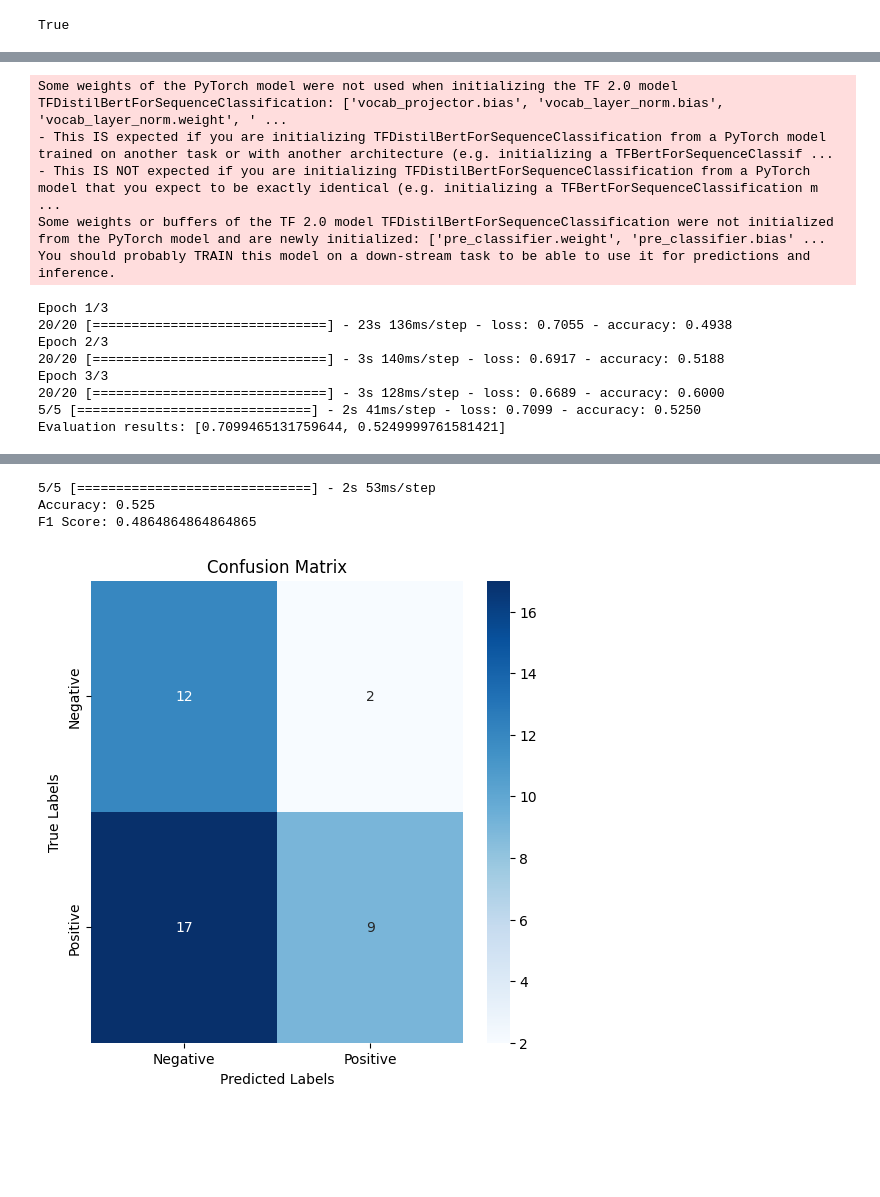
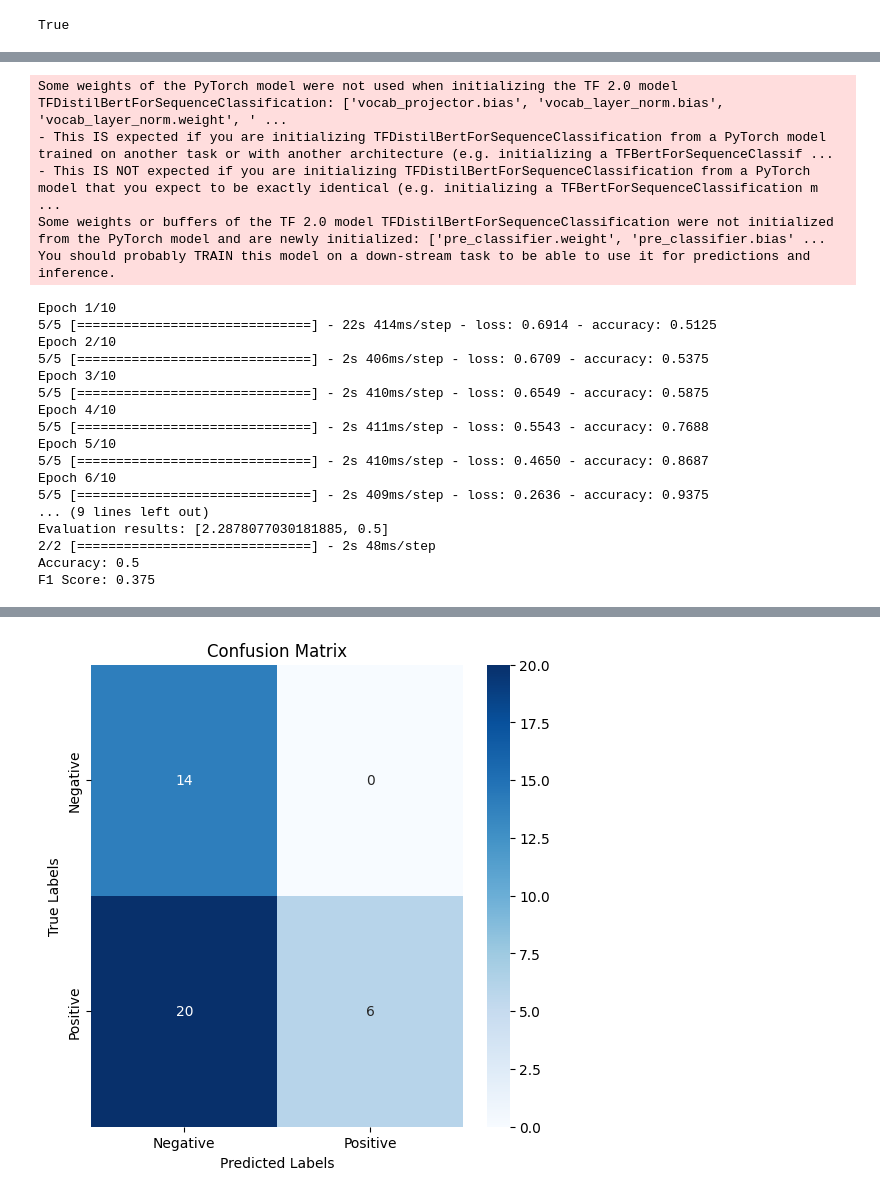
Before and after one commit to jamesaycheese/MSDS_453_A1, a Jupyter notebook: Assignment_2_final.ipynb, the cells around one changed output, grey strips where cells are left out. Drawn from its saved outputs; the diff is of its cells as text; code cells hidden in the pictures; blank space fills up the shorter version.

```diff
--- a/Assignment_2_final.ipynb
+++ b/Assignment_2_final.ipynb
@@ -145,3 +142 @@ titles = ['PLW_Doc6_Kingsman__The_Secret_Service', 'PLW_Doc7_Kingsman__The_Secre
-# %%
-tfidf_matrix = tfidf(final_processed_text, titles, ngram_range = (1,1))
 # %%
@@ -460,8 +395,8 @@ def tokenize_texts(texts, labels, max_length=128):
 X_train, X_test, y_train, y_test = train_test_split(X, y, test_size=0.2, random_state=42)
 
 # Tokenize and batch the data
-train_dataset = tokenize_texts(X_train, y_train).shuffle(100).batch(8)
-test_dataset = tokenize_texts(X_test, y_test).batch(8)
+train_dataset = tokenize_texts(X_train, y_train).shuffle(100).batch(32)
+test_dataset = tokenize_texts(X_test, y_test).batch(32)
 
 # Compile the model
 optimizer = tf.keras.optimizers.Adam(learning_rate=5e-5)
@@ -471,7 +406,7 @@ metrics = [tf.keras.metrics.SparseCategoricalAccuracy('accuracy')]
 model.compile(optimizer=optimizer, loss=loss, metrics=metrics)
 
 # Train the model
-model.fit(train_dataset, epochs=3)
+model.fit(train_dataset, epochs=10)
 
 # Evaluate the model
 eval_results = model.evaluate(test_dataset)
@@ -501,11 +436,20 @@ Some weights of the PyTorch model were not used when initializing the TF 2.0 mod
 - This IS NOT expected if you are initializing TFDistilBertForSequenceClassification from a PyTorch model that you expect to be exactly identical (e.g. initializing a TFBertForSequenceClassification m ...
 Some weights or buffers of the TF 2.0 model TFDistilBertForSequenceClassification were not initialized from the PyTorch model and are newly initialized: ['pre_classifier.weight', 'pre_classifier.bias' ...
 You should probably TRAIN this model on a down-stream task to be able to use it for predictions and inference.
-Epoch 1/3
-20/20 [==============================] - 23s 136ms/step - loss: 0.7055 - accuracy: 0.4938
-Epoch 2/3
-20/20 [==============================] - 3s 140ms/step - loss: 0.6917 - accuracy: 0.5188
-Epoch 3/3
-20/20 [==============================] - 3s 128ms/step - loss: 0.6689 - accuracy: 0.6000
-5/5 [==============================] - 2s 41ms/step - loss: 0.7099 - accuracy: 0.5250
-Evaluation results: [0.7099465131759644, 0.5249999761581421]
+Epoch 1/10
+5/5 [==============================] - 22s 414ms/step - loss: 0.6914 - accuracy: 0.5125
+Epoch 2/10
+5/5 [==============================] - 2s 406ms/step - loss: 0.6709 - accuracy: 0.5375
+Epoch 3/10
+5/5 [==============================] - 2s 410ms/step - loss: 0.6549 - accuracy: 0.5875
+Epoch 4/10
+5/5 [==============================] - 2s 411ms/step - loss: 0.5543 - accuracy: 0.7688
+Epoch 5/10
+5/5 [==============================] - 2s 410ms/step - loss: 0.4650 - accuracy: 0.8687
+Epoch 6/10
+5/5 [==============================] - 2s 409ms/step - loss: 0.2636 - accuracy: 0.9375
+... (9 lines left out)
+Evaluation results: [2.2878077030181885, 0.5]
+2/2 [==============================] - 2s 48ms/step
+Accuracy: 0.5
+F1 Score: 0.375
@@ -513,7 +456,4 @@ WARNING:tensorflow:5 out of the last 10 calls to <function Model.make_predict_fu
-5/5 [==============================] - 2s 53ms/step
-Accuracy: 0.525
-F1 Score: 0.4864864864864865
-[figure, old version]
+[figure, new version]
 # %%
 #part 3
 
```
Also changed, not shown: parts of 11 cells of this notebook.
